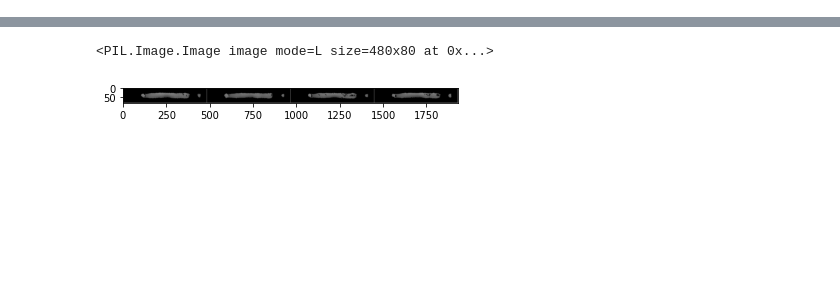
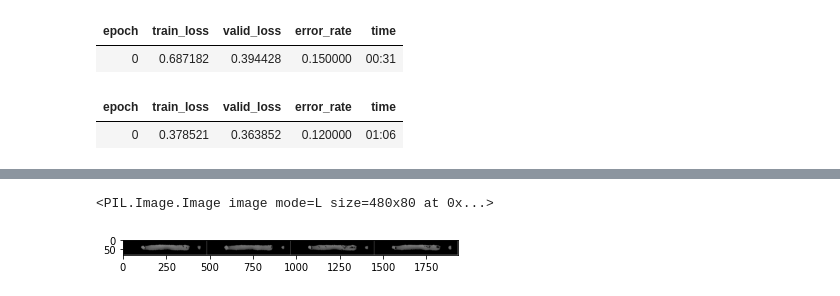
Before and after one commit to Istaliyan/PruebasTFG, a Jupyter notebook: ClasificadorSoldaduras.ipynb, the cells around one changed output, grey strips where cells are left out. Cells and saved outputs as stored; diff of their text form; code cells hidden in the pictures; blank space fills up the shorter version.

```diff
--- a/ClasificadorSoldaduras.ipynb
+++ b/ClasificadorSoldaduras.ipynb
@@ -33,0 +32,8 @@ RuntimeError: CUDA error: all CUDA-capable devices are busy or unavailable
+# %%
+learn = cnn_learner(dls, resnet34, metrics=error_rate)
+learn.fine_tune(1)
+# %% [output]
+| epoch | train_loss | valid_loss | error_rate | time |
+| 0 | 0.687182 | 0.394428 | 0.150000 | 00:31 |
+| epoch | train_loss | valid_loss | error_rate | time |
+| 0 | 0.378521 | 0.363852 | 0.120000 | 01:06 |
```
Also changed, not shown: parts of 4 cells of this notebook.
